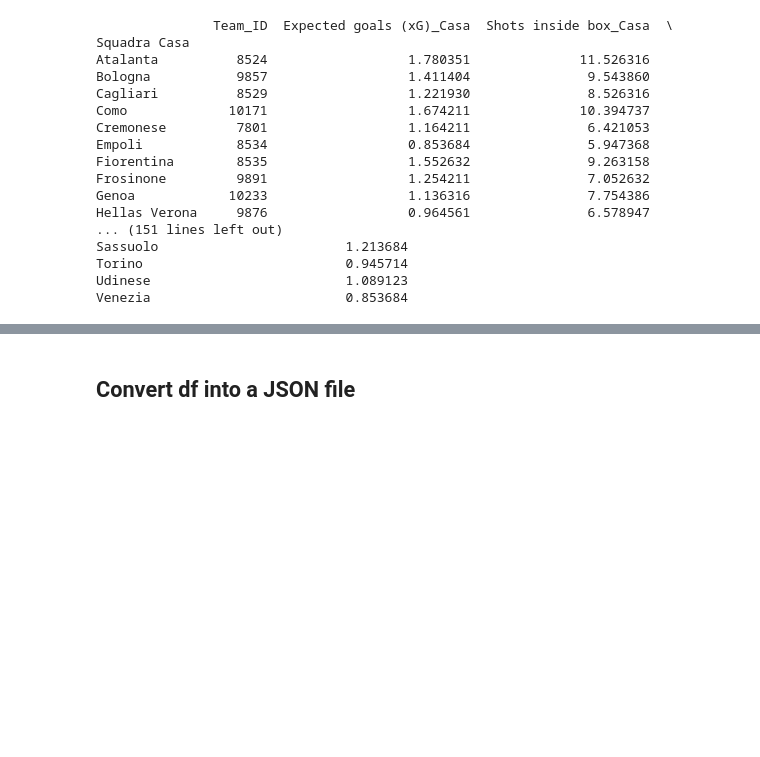
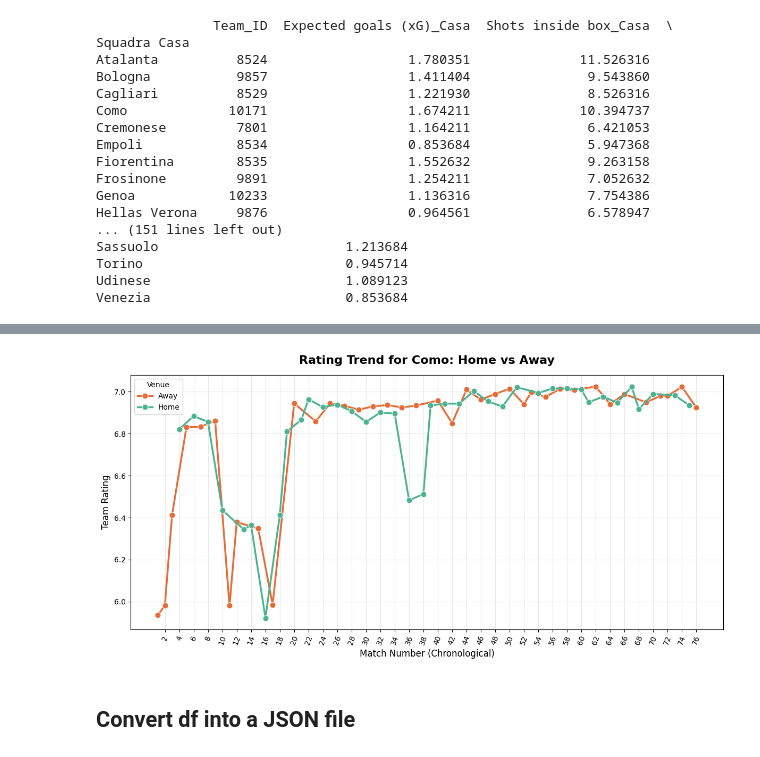
Before and after one commit to piro22/SerieA_DSFB_Project, a Jupyter notebook: API_App/data_exploration.ipynb, the cells around one changed output, grey strips where cells are left out. Cells and saved outputs as stored; diff of their text form; code cells hidden in the pictures; blank space fills up the shorter version.

```diff
--- a/API_App/data_exploration.ipynb
+++ b/API_App/data_exploration.ipynb
@@ -496,0 +610,10 @@ Venezia                         0.853684
+# %%
+team_map = {
+    'Atalanta': 8524, 'Bologna': 9857, 'Cagliari': 8529, 'Como': 10171,
+    'Cremonese': 7801, 'Empoli': 8534, 'Fiorentina': 8535, 'Frosinone': 9891,
+    'Genoa': 10233, 'Hellas Verona': 9876, 'Inter': 8636, 'Juventus': 9885,
+    'Lazio': 8543, 'Lecce': 9888, 'Milan': 8564, 'Monza': 6504,
+    'Napoli': 9875, 'Parma': 10167, 'Pisa': 6479, 'Roma': 8686,
+    'Salernitana': 6480, 'Sassuolo': 7943, 'Torino': 9804, 'Udinese': 8600,
+    'Venezia': 7881
+}
@@ -497,3 +675,7 @@ Venezia                         0.853684
+# %%
+plot_team_rating_trend('Como')
+# %% [output]
+[figure, added]
 # %% [markdown]
 ## Convert df into a JSON file
 # %%
```
Also changed, not shown: parts of 10 cells of this notebook, 1 other file.
